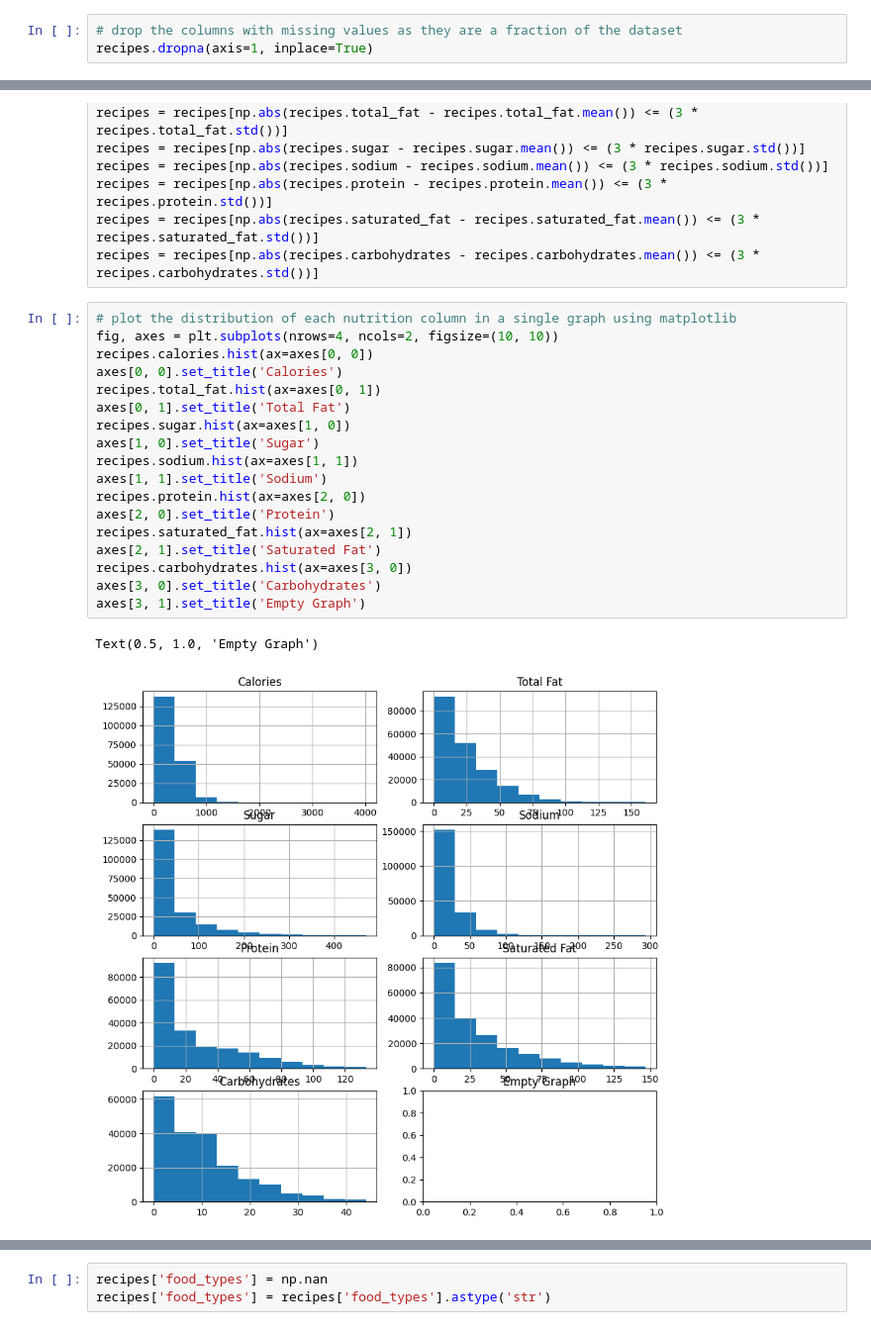
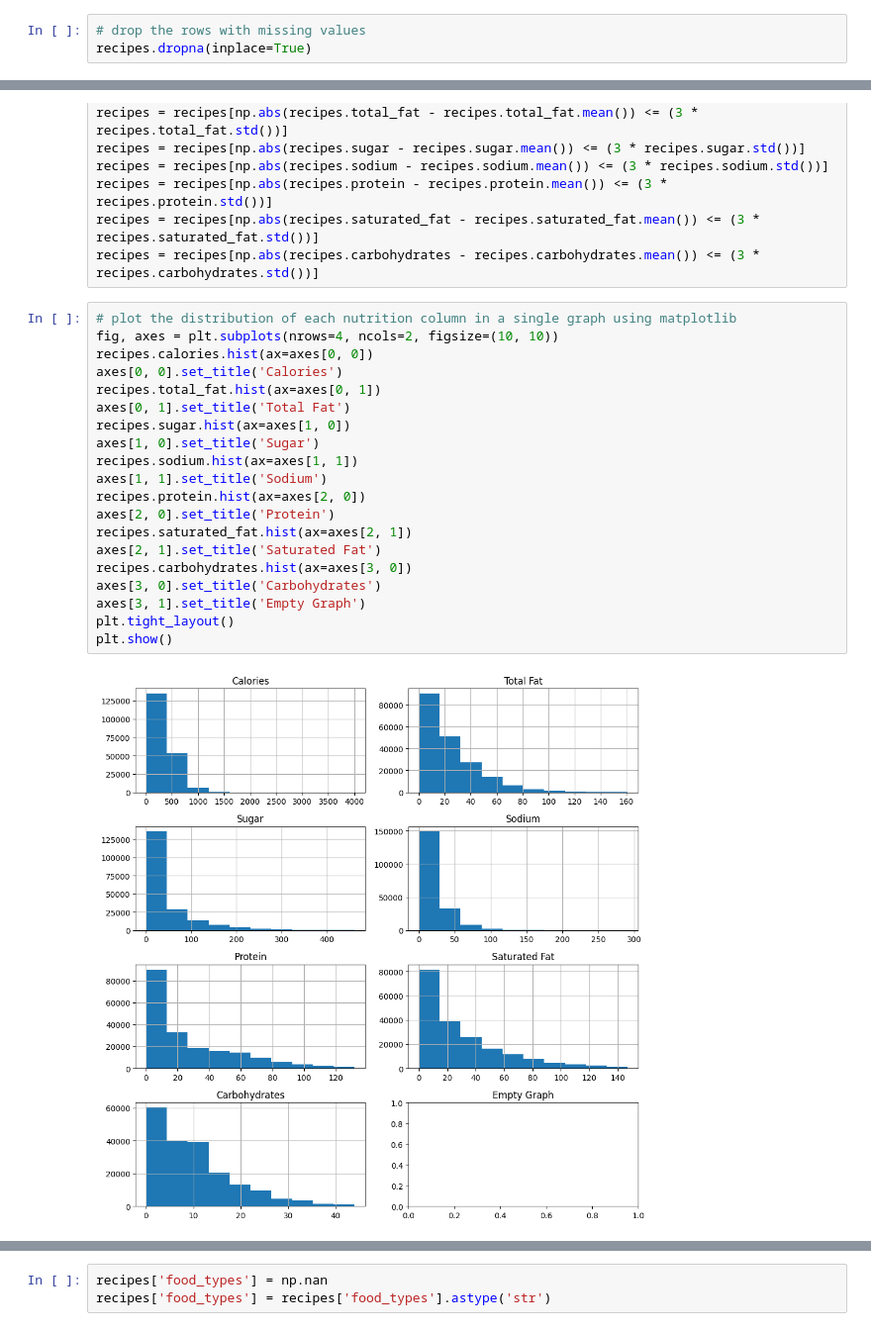
Before and after one commit to iamvinitk/food-finder, a Jupyter notebook: src/EDA.ipynb, the cells around one changed output, grey strips where cells are left out. Shown at 99% size. Drawn from its saved outputs; the diff is of its cells as text.

```diff
--- a/src/EDA.ipynb
+++ b/src/EDA.ipynb
@@ -77,8 +70,8 @@ ingredients       0.000000
 n_ingredients     0.000000
 dtype: float64
 # %%
-# drop the columns with missing values as they are a fraction of the dataset
-recipes.dropna(axis=1, inplace=True)
+# drop the rows with missing values
+recipes.dropna(inplace=True)
 # %%
 # plot the distribution of minutes to prepare
 recipes.minutes.hist()
@@ -290,24 +286,25 @@ recipes = recipes[np.abs(recipes.carbohydrates - recipes.carbohydrates.mean()) <
 # %%
 # plot the distribution of each nutrition column in a single graph using matplotlib
 fig, axes = plt.subplots(nrows=4, ncols=2, figsize=(10, 10))
 recipes.calories.hist(ax=axes[0, 0])
 axes[0, 0].set_title('Calories')
 recipes.total_fat.hist(ax=axes[0, 1])
 axes[0, 1].set_title('Total Fat')
 recipes.sugar.hist(ax=axes[1, 0])
 axes[1, 0].set_title('Sugar')
 recipes.sodium.hist(ax=axes[1, 1])
 axes[1, 1].set_title('Sodium')
 recipes.protein.hist(ax=axes[2, 0])
 axes[2, 0].set_title('Protein')
 recipes.saturated_fat.hist(ax=axes[2, 1])
 axes[2, 1].set_title('Saturated Fat')
 recipes.carbohydrates.hist(ax=axes[3, 0])
 axes[3, 0].set_title('Carbohydrates')
 axes[3, 1].set_title('Empty Graph')
+plt.tight_layout()
+plt.show()
 # %% [output]
-Text(0.5, 1.0, 'Empty Graph')
-[figure, old version]
+[figure, new version]
 # %%
 # distribution of n_steps
 recipes.n_steps.hist()
```
Also changed, not shown: parts of 44 cells of this notebook, 47 other files.
